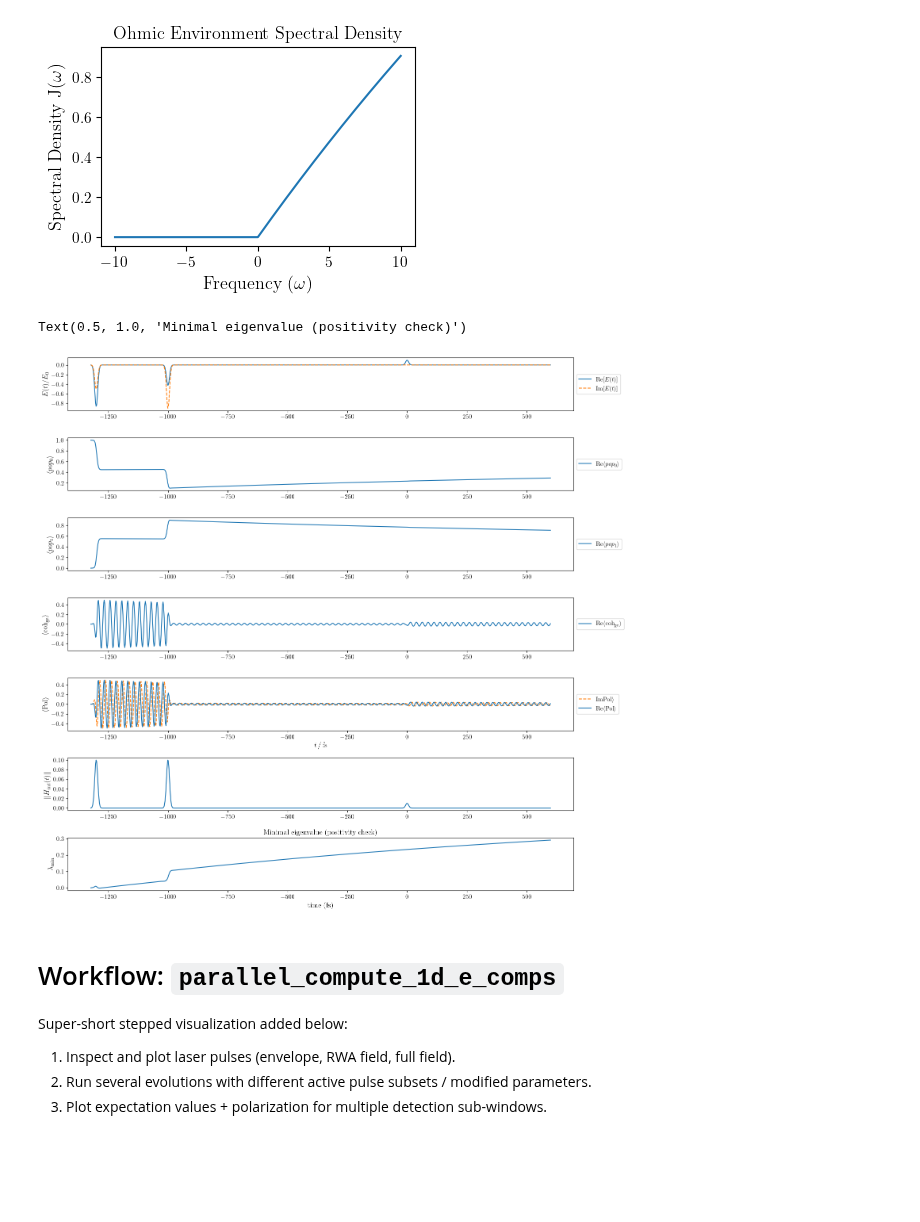
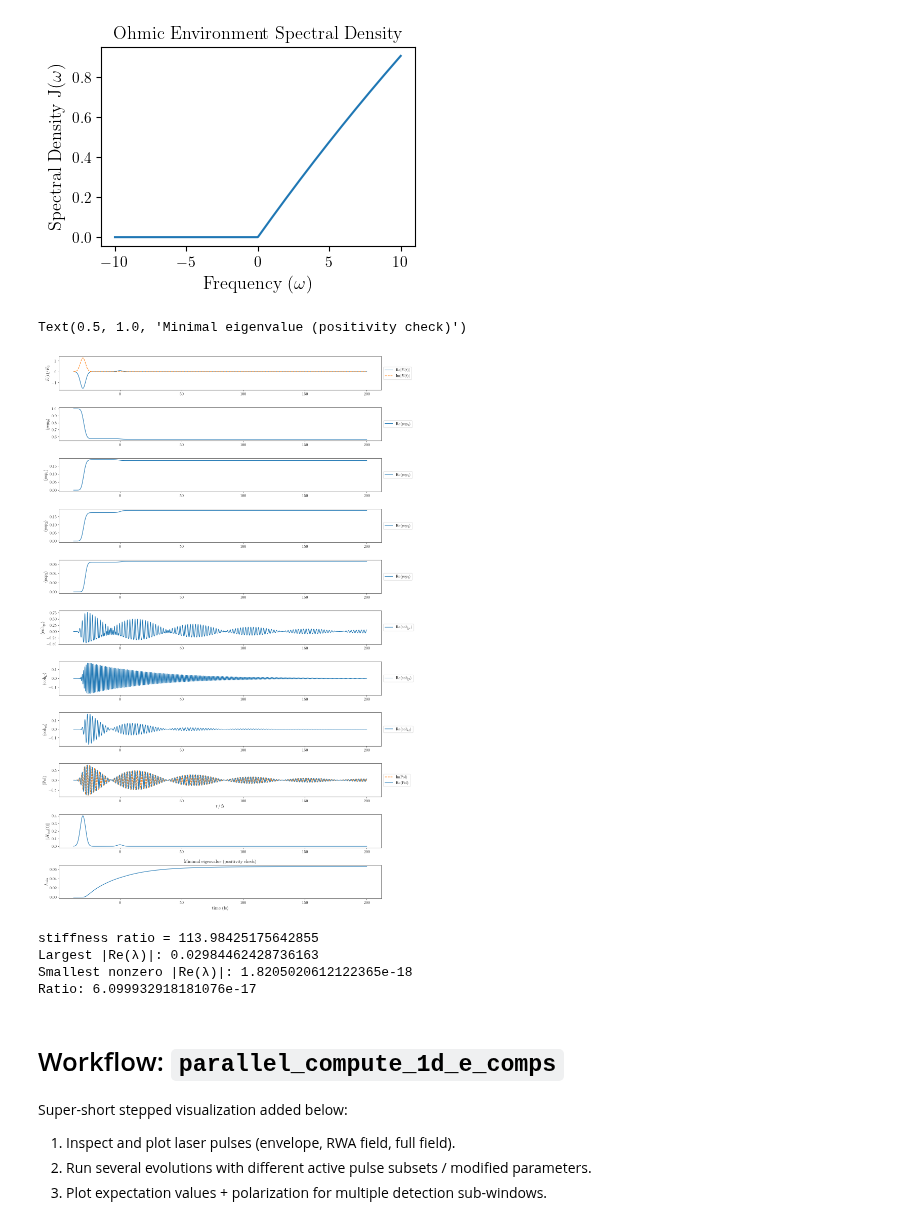
Before and after one commit to LBPhysics/2025_master_thesis_python_leopold_bodamer, a Jupyter notebook: notebooks/test_spectroscopy.ipynb, the cells around one changed output. Cells and saved outputs as stored; diff of their text form; code cells hidden in the pictures; blank space fills up the shorter version.

```diff
--- a/notebooks/test_spectroscopy.ipynb
+++ b/notebooks/test_spectroscopy.ipynb
@@ -32,6 +32,6 @@ for _parent in NOTEBOOK_DIR.parents:
         PROJECT_ROOT = _parent
         break
 SCRIPTS_DIR = (PROJECT_ROOT / "scripts").resolve()
-config_path = SCRIPTS_DIR / "simulation_configs" / "_monomer.yaml"
+config_path = SCRIPTS_DIR / "simulation_configs" / "_dimer_uncoupled.yaml"
 sim_oqs, time_cut = create_base_sim_oqs(config_path=str(config_path))
 # %% [output]
@@ -76,7 +76,7 @@ plt.show()
 # %%
 # Build an explicit copy (same pulses in this case)
 sim_i = sim_with_only_pulses(sim_oqs, [0, 1, 2])
-# sim_i.update_delays(t_coh=10.0)
+sim_i.update_delays(t_coh=0.0)
 
 times, det_states = compute_evolution(sim_i)
 rwa_sl = sim_i.simulation_config.rwa_sl
@@ -90,34 +90,56 @@ expectation_values = get_expect_vals_with_RWA(
     sim_i.observable_ops,
     sim_i.laser.carrier_freq_fs,
     rwa_sl=rwa_sl,
     dipole_op=dipole_op_eig,
 )
 
 # Generalize for any N_atoms
 n_obs = len(expectation_values)
 nrows = n_obs + 3
 fig, axes = plt.subplots(nrows, 1, figsize=(15, 2 * nrows))
 fig_evo = plot_example_evo(
     times,
     expectation_values,
     sim_i.laser,
     rwa_sl=rwa_sl,
     observable_strs=sim_i.observable_strs,
     ax=axes[:n_obs + 1]
 )
 norms_all = np.array([sim_i.H_int_sl(t).norm() for t in times])
 
 axes[n_obs + 1].plot(times, norms_all)
 axes[n_obs + 1].set_ylabel(r"$\|H_{int}(t)\|$")
 
 min_eigs = trajectory_min_eigs(det_states)
 axes[n_obs + 2].plot(times, min_eigs)
 axes[n_obs + 2].set_ylabel(r'$\lambda_{\min}$')
 axes[n_obs + 2].set_xlabel('time (fs)')
 axes[n_obs + 2].set_title('Minimal eigenvalue (positivity check)')
 # %% [output]
 Text(0.5, 1.0, 'Minimal eigenvalue (positivity check)')
-[figure, old version]
+[figure, new version]
+# %%
+import numpy as np
+L = sim_i.evo_obj
+t = 0.0
+
+eigvals = L(t).eigenenergies()
+rates = np.abs(np.real(eigvals))
+eps = 1e-14  # ignore exact zeros and numerical dust
+nz = rates[rates > eps]
+R = nz.max() / nz.min()
+print("stiffness ratio =", R)
+
+rates = np.real(eigvals)
+ratio = abs(np.max(rates)) / max(abs(np.min(rates)), 1e-16)
+print("Largest |Re(λ)|:", np.max(abs(rates)))
+print("Smallest nonzero |Re(λ)|:", np.min(abs(rates[np.nonzero(rates)])))
+print("Ratio:", ratio)
+# %% [output]
+stiffness ratio = 113.98425175642855
+Largest |Re(λ)|: 0.02984462428736163
+Smallest nonzero |Re(λ)|: 1.8205020612122365e-18
+Ratio: 6.099932918181076e-17
 # %% [markdown]
 # Workflow: `parallel_compute_1d_e_comps`
 
```
Also changed, not shown: parts of 6 cells of this notebook, 11 other files.
